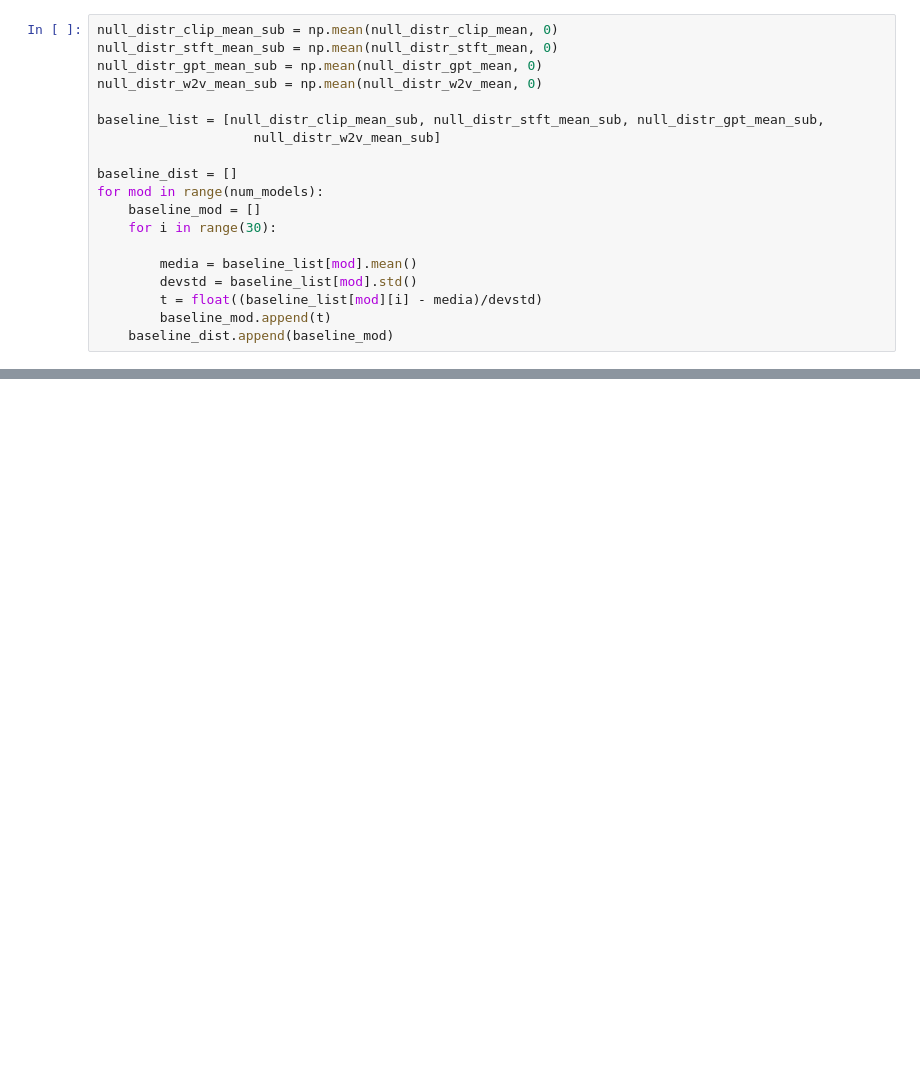
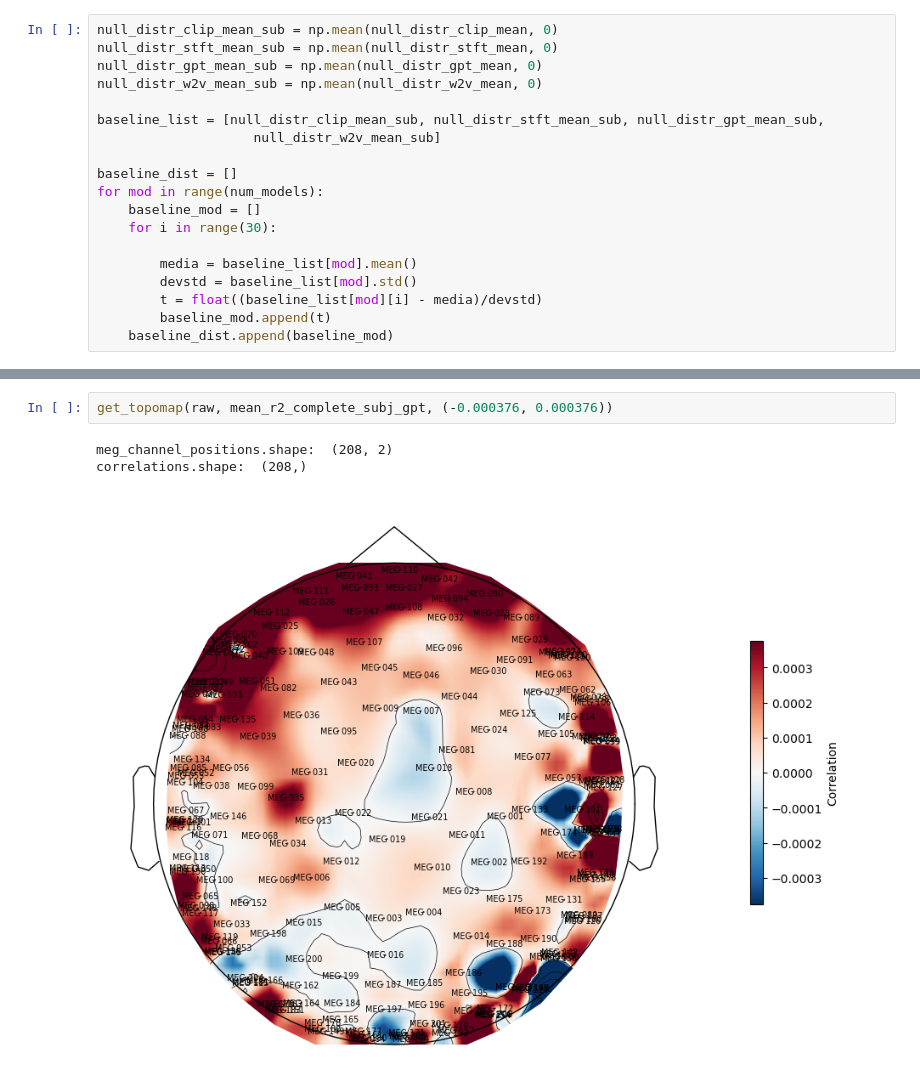
Before and after one commit to mattciff5/spect-to-meg, a Jupyter notebook: code/run_comparison2.ipynb, the cells around one changed output, grey strips where cells are left out. Cells and saved outputs as stored; diff of their text form; blank space fills up the shorter version.

```diff
--- a/code/run_comparison2.ipynb
+++ b/code/run_comparison2.ipynb
@@ -429,0 +497,6 @@ plt.show()
+# %%
+get_topomap(raw, mean_r2_complete_subj_gpt, (-0.000376, 0.000376))
+# %% [output]
+meg_channel_positions.shape:  (208, 2)
+correlations.shape:  (208,)
+[figure, added]
```
Also changed, not shown: parts of 19 cells of this notebook, 4 other files.
